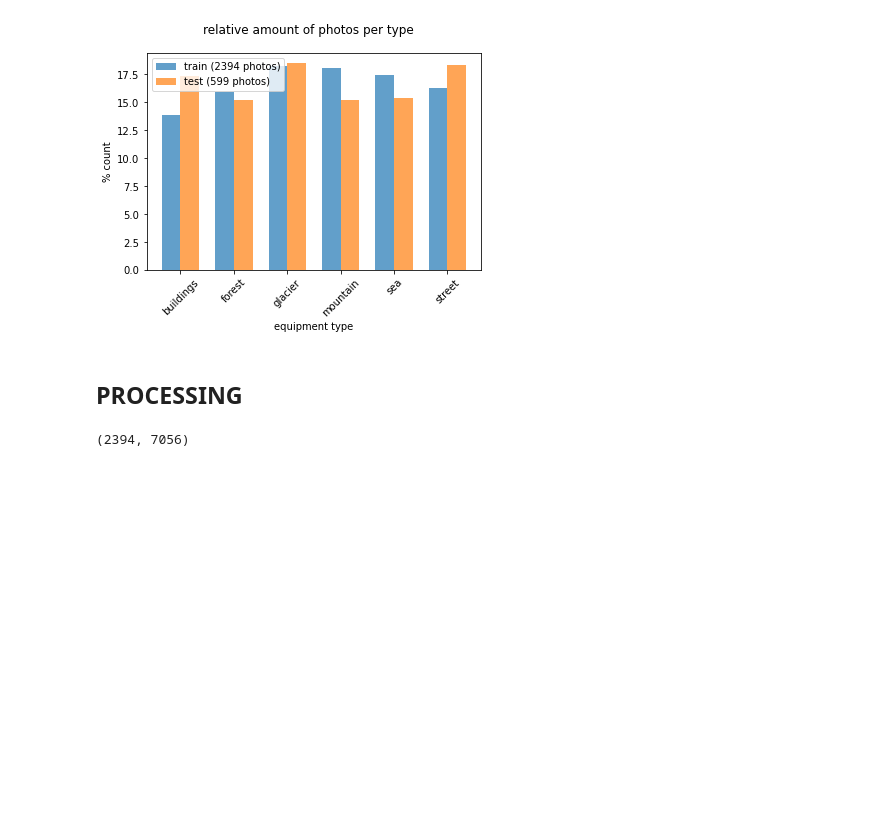
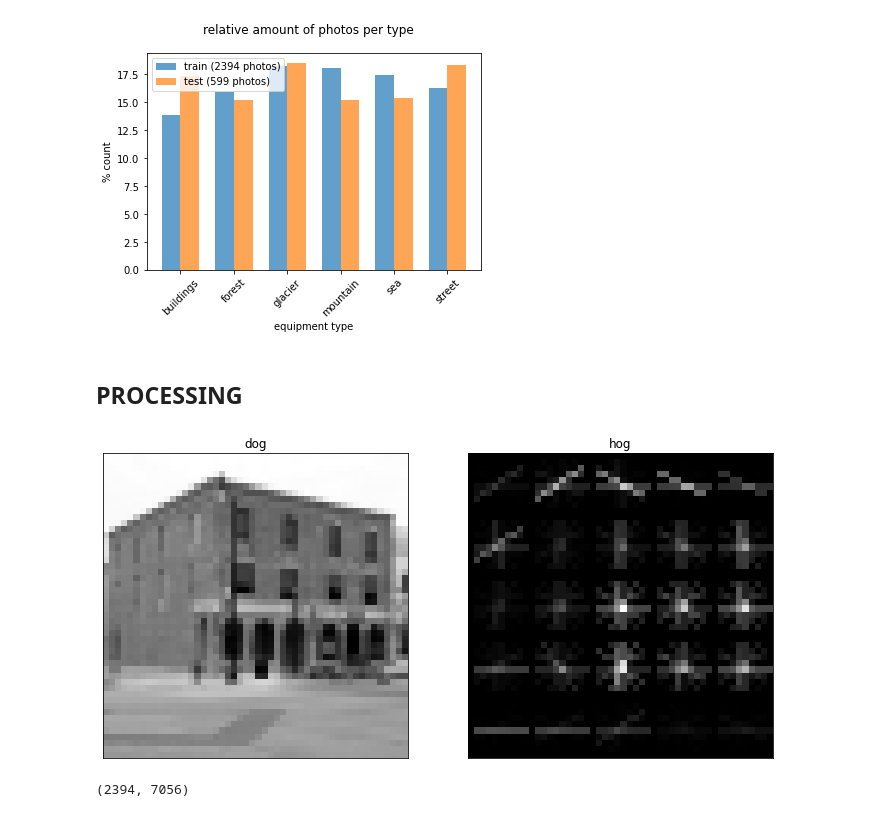
Before and after one commit to BIGMOUSSA/image_classification_from_intel_image, a Jupyter notebook: Intel_image_classifcation.ipynb, the cells around one changed output. Drawn from its saved outputs; the diff is of its cells as text; code cells hidden in the pictures; blank space fills up the shorter version.

```diff
--- a/Intel_image_classifcation.ipynb
+++ b/Intel_image_classifcation.ipynb
@@ -162,33 +146,35 @@ plt.legend([
 # %%
 ###
 from skimage.feature import hog
 from skimage.io import imread
 from skimage.transform import rescale
 
-build = imread('data/seg_train/seg_train/buildings/10006.jpg', as_gray=True)
+build = imread('data/seg_train/seg_train/buildings/1012.jpg', as_gray=True)
 # https://en.wikipedia.org/wiki/German_Shepherd#/media/File:Kim_at_14_weeks.jpg
 
 # scale down the image to one third
-build = rescale(build, 1/3)
+build = rescale(build, 1/3, mode='reflect')
 # calculate the hog and return a visual representation.
 build_hog, build_hog_img = hog(
-    build, pixels_per_cell=(14,14),
+    build, pixels_per_cell=(10,10),
     cells_per_block=(2, 2),
     orientations=9,
     visualize=True,
     block_norm='L2-Hys')
 
 fig, ax = plt.subplots(1,2)
-fig.set_size_inches(8,6)
+fig.set_size_inches(12,10)
 # remove ticks and their labels
 [a.tick_params(bottom=False, left=False, labelbottom=False, labelleft=False)
     for a in ax]
 
 ax[0].imshow(build, cmap='gray')
 ax[0].set_title('dog')
 ax[1].imshow(build_hog_img, cmap='gray')
 ax[1].set_title('hog')
 plt.show()
+# %% [output]
+[figure, added]
 # %%
 from sklearn.base import BaseEstimator, TransformerMixin
 from skimage import color
```
Also changed, not shown: parts of 6 cells of this notebook.
